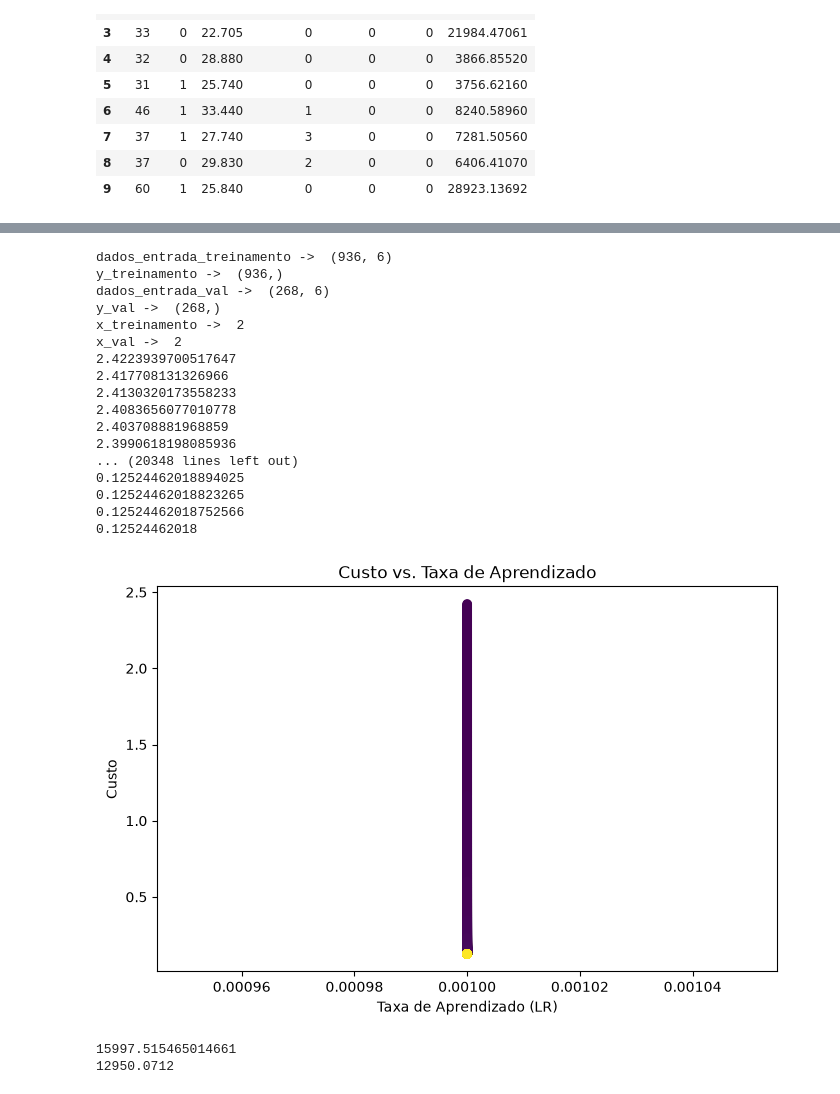
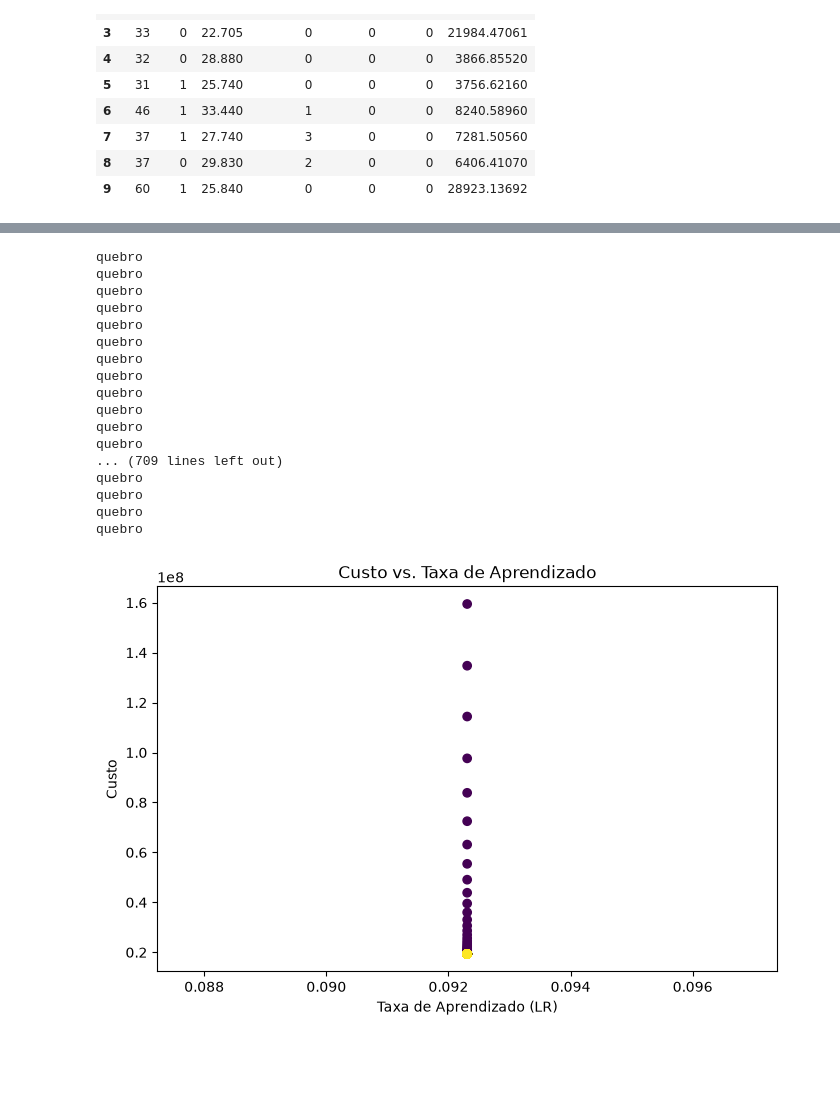
Before and after one commit to expeditow/machine-learning-study, a Jupyter notebook: regres-linear-grad.ipynb, the cells around one changed output, grey strips where cells are left out. Saved outputs shown, nothing was run; the diff lists cells and outputs as text; code cells hidden in the pictures; blank space fills up the shorter version.

```diff
--- a/regres-linear-grad.ipynb
+++ b/regres-linear-grad.ipynb
@@ -436 +454,3 @@ np.float64(13270.422265141257)
+# %%
+treinamento = SplitData()
 # %%
@@ -438,33 +458,36 @@ X_train, y_train, X_val, y_val, X_test, y_test = trainer.train_test_validation_s
+# %%
+a = random_serch(1000, X_val_teste, y_val_teste, ephocs=1000)
+# %% [output]
+quebro
+quebro
+quebro
+quebro
+quebro
+quebro
+quebro
+quebro
+quebro
+quebro
+quebro
+quebro
+... (709 lines left out)
+quebro
+quebro
+quebro
+quebro
+# %%
+X_train, y_train, X_teste, y_teste = treinamento.train_test_validation_split(entrada=df, output="charges", normalizar=True)
 # %%
 trainer = RTrainer(
-    a = 0.001,
+    a = a,
     ephocs=100000,
-    logger=True
+    logger=True,
+    media_entrada_treinamento=treinamento.media_entrada_treinamento,
+    desvio_entrada_treinamento=treinamento.desvio_entrada_treinamento,
+    media_previsao_treinamento=treinamento.media_previsao_treinamento,
+    desvio_previsao_treinamento=treinamento.desvio_previsao_treinamento
 )
 # %%
-vetores_peso = trainer.fit(X_train, y_train, X_val, y_val)
+vetores_peso = trainer.fit(X_train, y_train)
 # %% [output]
-dados_entrada_treinamento ->  (936, 6)
-y_treinamento ->  (936,)
-dados_entrada_val ->  (268, 6)
-y_val ->  (268,)
-x_treinamento ->  2
-x_val ->  2
-2.4223939700517647
-2.417708131326966
-2.4130320173558233
-2.4083656077010778
-2.403708881968859
-2.3990618198085936
-... (20348 lines left out)
-0.12524462018894025
-0.12524462018823265
-0.12524462018752566
-0.12524462018
-[figure, old version]
+[figure, new version]
-# %%
-print(trainer.predict(X_test.iloc[0]))
-print(y_test.iloc[0])
-# %% [output]
-15997.515465014661
-12950.0712
```
Also changed, not shown: parts of 23 cells of this notebook.
